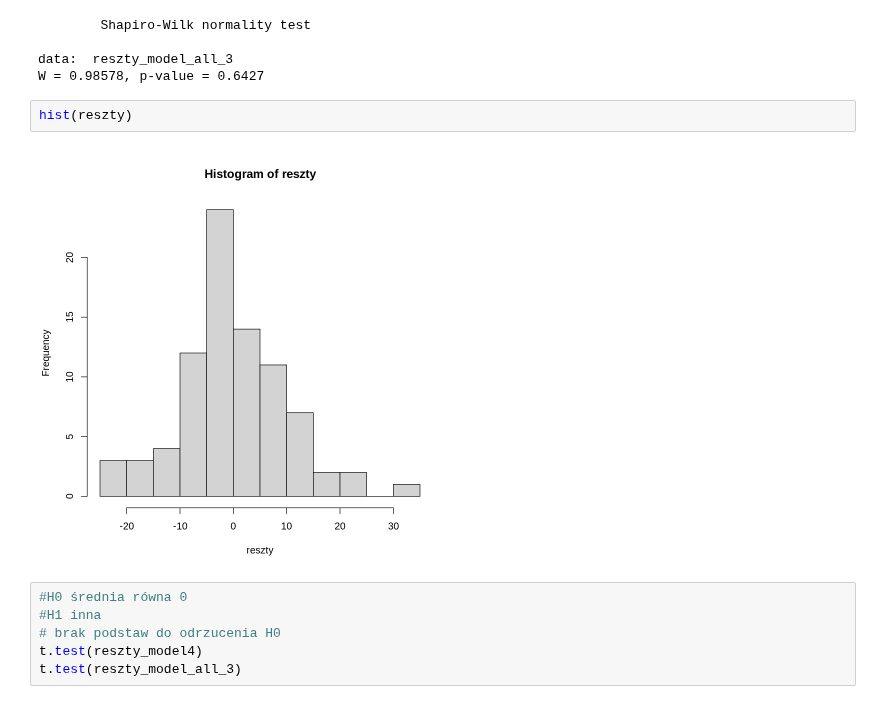
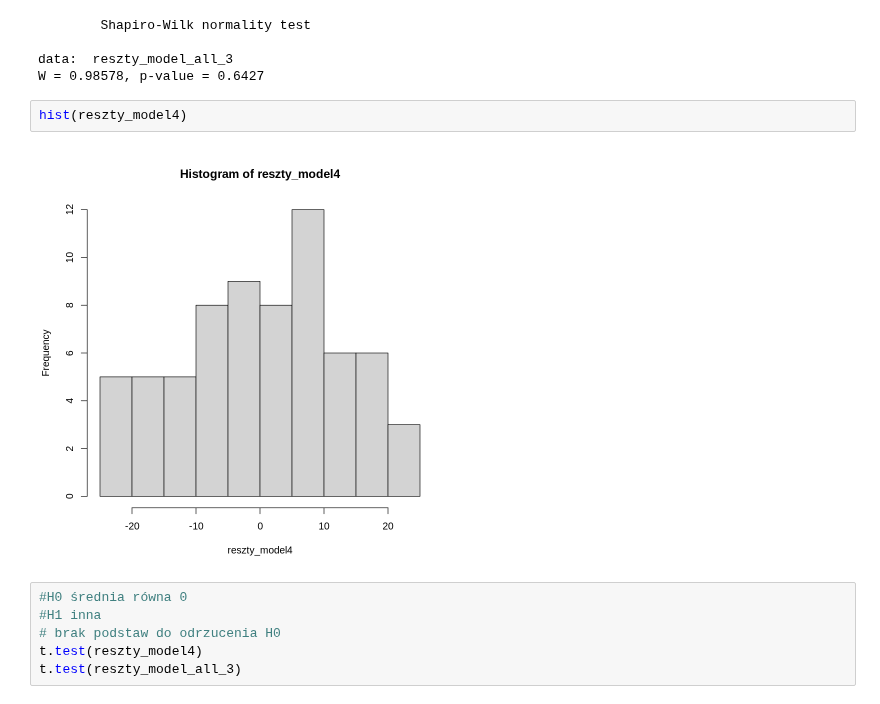
Before and after one commit to plo17/econometric_model, a Jupyter notebook: model_ekonometryczny.ipynb, the cells around one changed output. Drawn from its saved outputs; the diff is of its cells as text.

```diff
--- a/model_ekonometryczny.ipynb
+++ b/model_ekonometryczny.ipynb
@@ -452,9 +452,9 @@ W = 0.97211, p-value = 0.1367
 data:  reszty_model_all_3
 W = 0.98578, p-value = 0.6427
 # %%
-hist(reszty)
+hist(reszty_model4)
 # %% [output]
-[figure, old version]
+[figure, new version]
 # %%
 #H0 średnia równa 0
 #H1 inna
```
Also changed, not shown: parts of 17 cells of this notebook.
